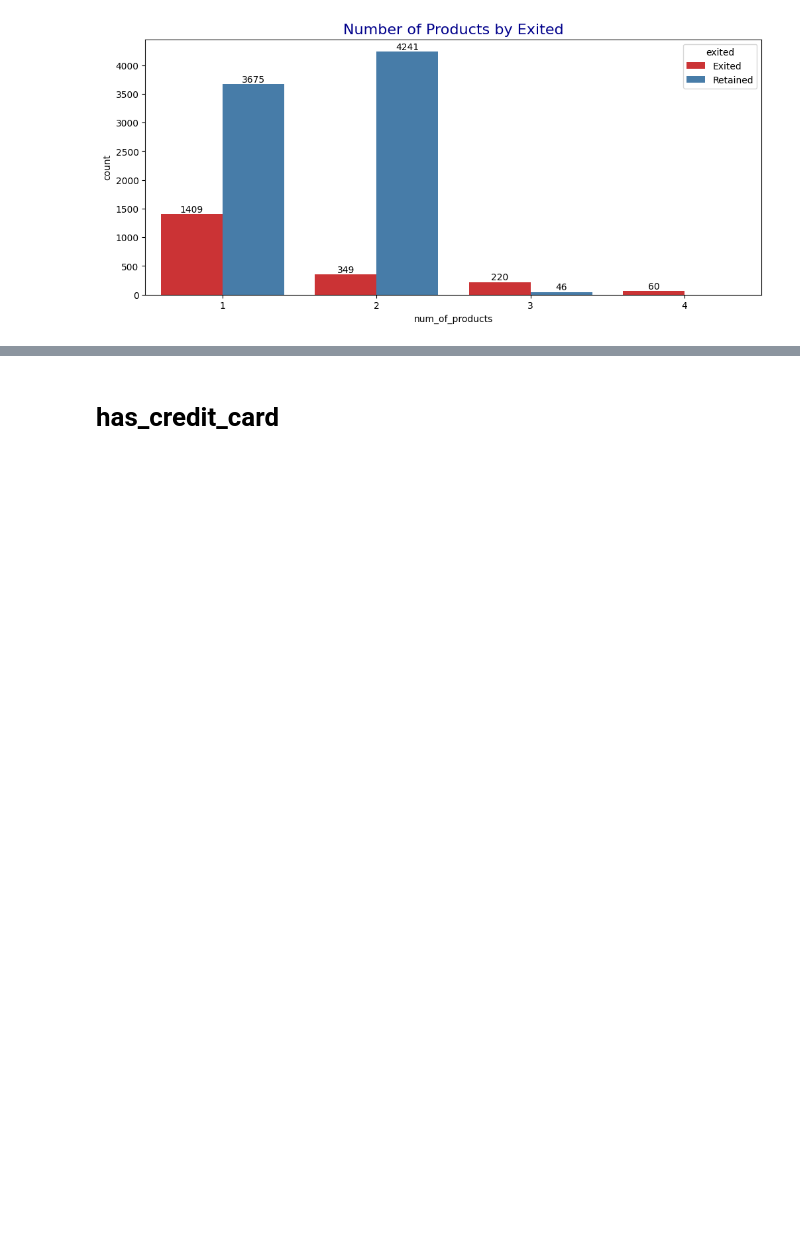
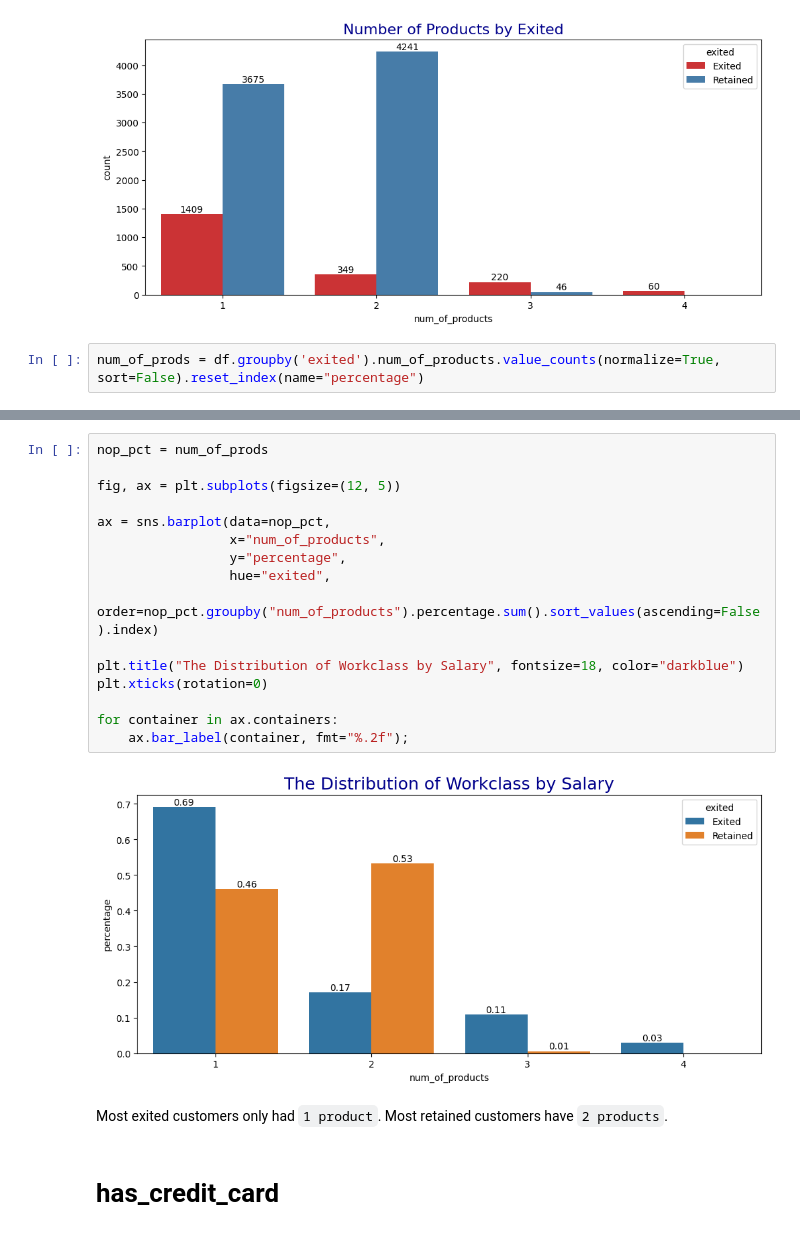
Before and after one commit to iceyisaak/ann-bank-customer-churn-prediction, a Jupyter notebook: ann-bank-customer-churn-prediction.ipynb, the cells around one changed output, grey strips where cells are left out. Drawn from its saved outputs; the diff is of its cells as text; blank space fills up the shorter version.

```diff
--- a/ann-bank-customer-churn-prediction.ipynb
+++ b/ann-bank-customer-churn-prediction.ipynb
@@ -735,3 +745,5 @@ for container in ax.containers:
     ax.bar_label(container);
 # %% [output]
 [figure]
+# %%
+num_of_prods = df.groupby('exited').num_of_products.value_counts(normalize=True, sort=False).reset_index(name="percentage")
@@ -738,3 +761,24 @@ for container in ax.containers:
+# %%
+nop_pct = num_of_prods
+
+fig, ax = plt.subplots(figsize=(12, 5))
+
+ax = sns.barplot(data=nop_pct,
+                 x="num_of_products",
+                 y="percentage",
+                 hue="exited",
+                 order=nop_pct.groupby("num_of_products").percentage.sum().sort_values(ascending=False).index)
+
+plt.title("The Distribution of Workclass by Salary", fontsize=18, color="darkblue")
+plt.xticks(rotation=0)
+
+for container in ax.containers:
+    ax.bar_label(container, fmt="%.2f");
+# %% [output]
+[figure, added]
+# %% [markdown]
+Most exited customers only had `1 product`.
+Most retained customers have `2 products`.
 # %% [markdown]
 # has_credit_card
 # %%
```
Also changed, not shown: parts of 19 cells of this notebook.
